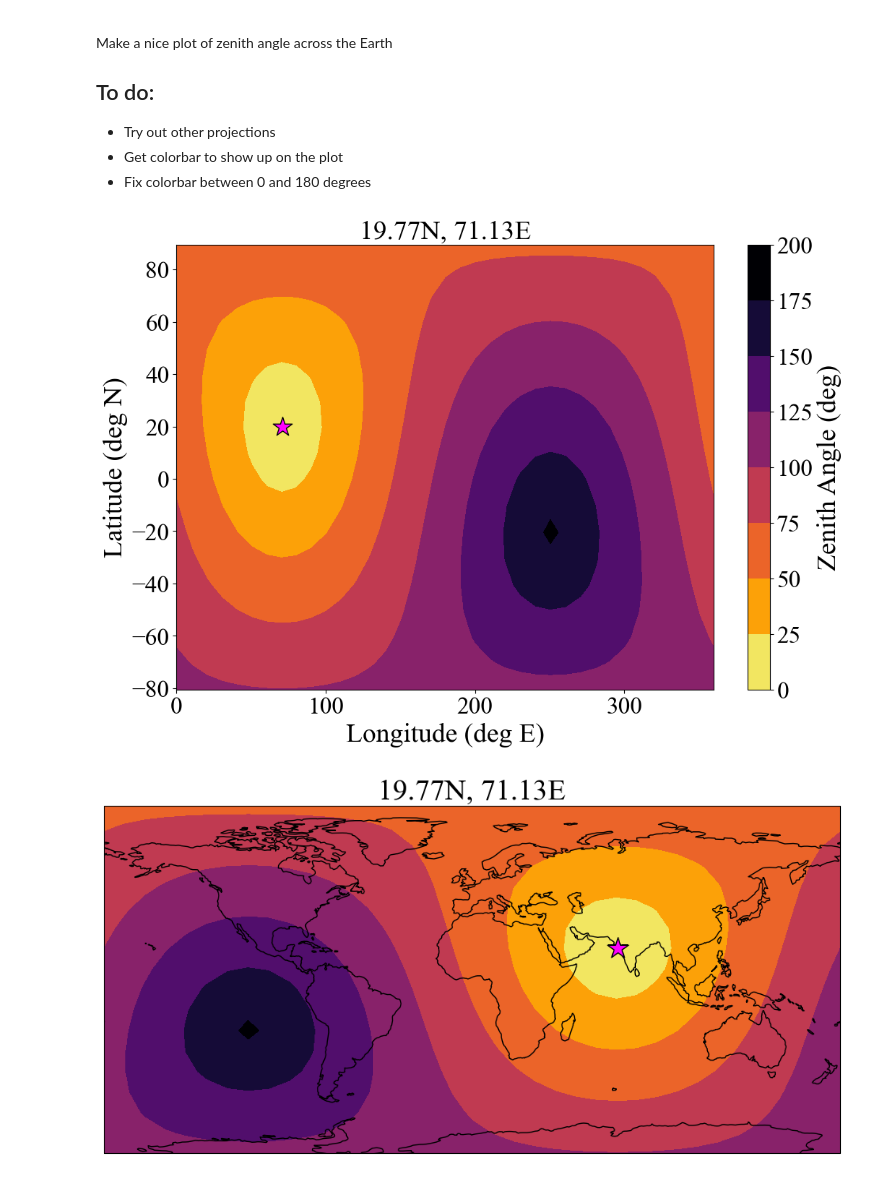
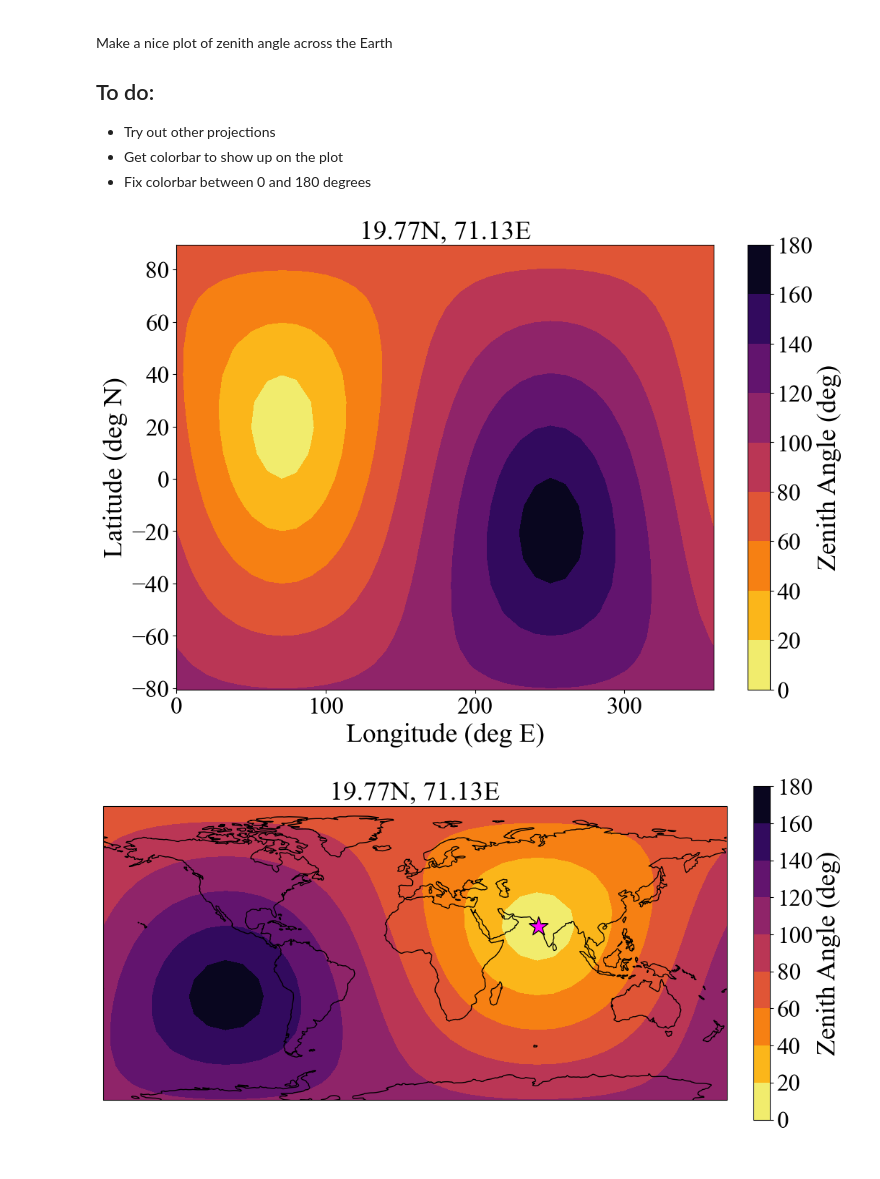
Before and after one commit to eachase/astro_locator, a Jupyter notebook: astro_locator.ipynb, the cells around one changed output. Saved outputs shown, nothing was run; the diff lists cells and outputs as text; code cells hidden in the pictures.

Commit message:
Add colorbar to map; correct colorbar range

```diff
--- a/astro_locator.ipynb
+++ b/astro_locator.ipynb
@@ -120,12 +120,13 @@ for lat_idx, lat in enumerate(lats):
 # %%
 # 2D plot
 fig, ax = plt.subplots()
-contour = ax.contourf(lon2d, lat2d, Z, cmap='inferno_r', vmin=0, vmax=180)
+contour = ax.contourf(lon2d, lat2d, Z,
+    levels=np.linspace(0, 180, 10), cmap='inferno_r')
 
 
 # Plot optimal point
 ax.scatter(opt_lon, opt_lat, color='magenta', edgecolor='k',
-    marker='*', s=400, zorder=10)
+    marker='*', s=400, zorder=0)
 
 # Labels
 ax.set_xlabel('Longitude (deg E)')
@@ -135,21 +136,28 @@ plt.colorbar(contour, label='Zenith Angle (deg)')
 
 plt.show()
 # %% [output]
-[figure, old version]
+[figure, new version]
 # %%
 # Map
 ax = plt.axes(projection=ccrs.PlateCarree())
 
-plt.contourf(lon2d, lat2d, Z,
-             transform=ccrs.PlateCarree(), cmap='inferno_r', vmin=0, vmax=180)
+
+contour = ax.contourf(lon2d, lat2d, Z, levels=np.linspace(0, 180, 10),
+             transform=ccrs.PlateCarree(), cmap='inferno_r')
 
 # Plot optimal point
 ax.scatter(opt_lon, opt_lat, color='magenta', edgecolor='k',
     marker='*', s=400, zorder=10)
 
+# Labels
 ax.set_title(label_lat_lon(opt_lat, opt_lon))
-plt.colorbar(contour, label='Zenith Angle (deg)')
+
+# Add coastlines
 ax.coastlines()
+
+# Set up colorbar
+plt.colorbar(contour, label='Zenith Angle (deg)', fraction=0.025, pad=0.04)
+
 plt.show()
 # %% [output]
-[figure, old version]
+[figure, new version]
```
